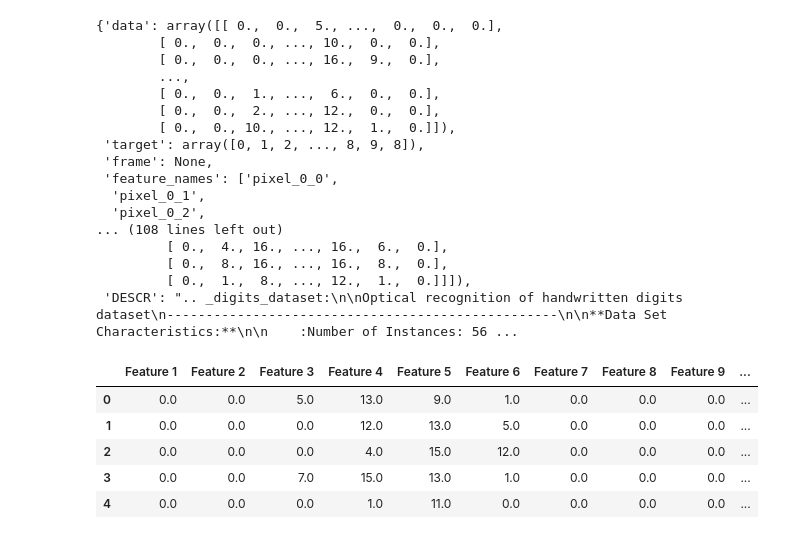
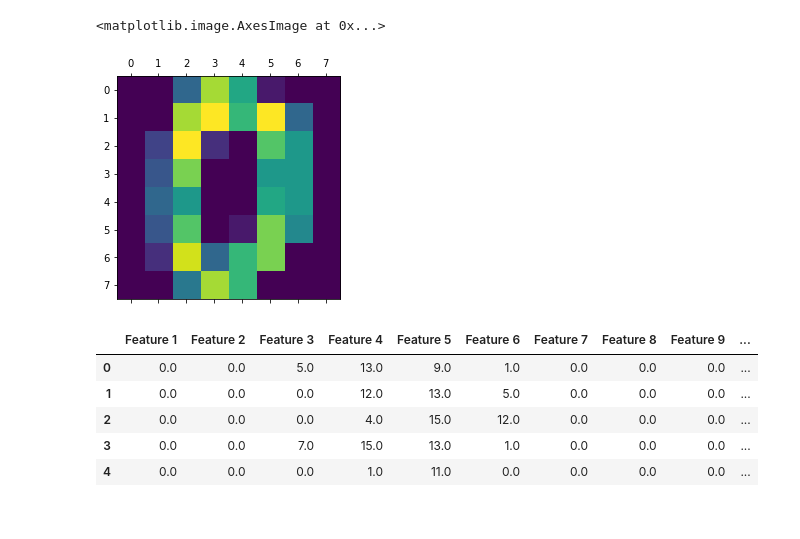
Before and after one commit to nataliemica/Digits-ML-practice, a Jupyter notebook: digits_ML_practice.ipynb, the cells around one changed output. Drawn from its saved outputs; the diff is of its cells as text; code cells hidden in the pictures.

```diff
--- a/digits_ML_practice.ipynb
+++ b/digits_ML_practice.ipynb
@@ -8,25 +8,11 @@ import numpy as np
 import matplotlib.pyplot as plt
 # %%
 digits = datasets.load_digits()
-digits
+
+plt.matshow(digits.data[0].reshape(8,8))
 # %% [output]
-{'data': array([[ 0.,  0.,  5., ...,  0.,  0.,  0.],
-        [ 0.,  0.,  0., ..., 10.,  0.,  0.],
-        [ 0.,  0.,  0., ..., 16.,  9.,  0.],
-        ...,
-        [ 0.,  0.,  1., ...,  6.,  0.,  0.],
-        [ 0.,  0.,  2., ..., 12.,  0.,  0.],
-        [ 0.,  0., 10., ..., 12.,  1.,  0.]]),
- 'target': array([0, 1, 2, ..., 8, 9, 8]),
- 'frame': None,
- 'feature_names': ['pixel_0_0',
-  'pixel_0_1',
-  'pixel_0_2',
-... (108 lines left out)
-         [ 0.,  4., 16., ..., 16.,  6.,  0.],
-         [ 0.,  8., 16., ..., 16.,  8.,  0.],
-         [ 0.,  1.,  8., ..., 12.,  1.,  0.]]]),
- 'DESCR': ".. _digits_dataset:\n\nOptical recognition of handwritten digits dataset\n--------------------------------------------------\n\n**Data Set Characteristics:**\n\n    :Number of Instances: 56 ...
+<matplotlib.image.AxesImage at 0x...>
+[figure, added]
 # %%
 digits_data_DF = pd.DataFrame(digits.data, columns=['Feature '+str(i) for i in np.arange(1,65)])
 digits_target_DF = pd.DataFrame({'target':digits.target})
```
Also changed, not shown: parts of 16 cells of this notebook, 2 other files.
